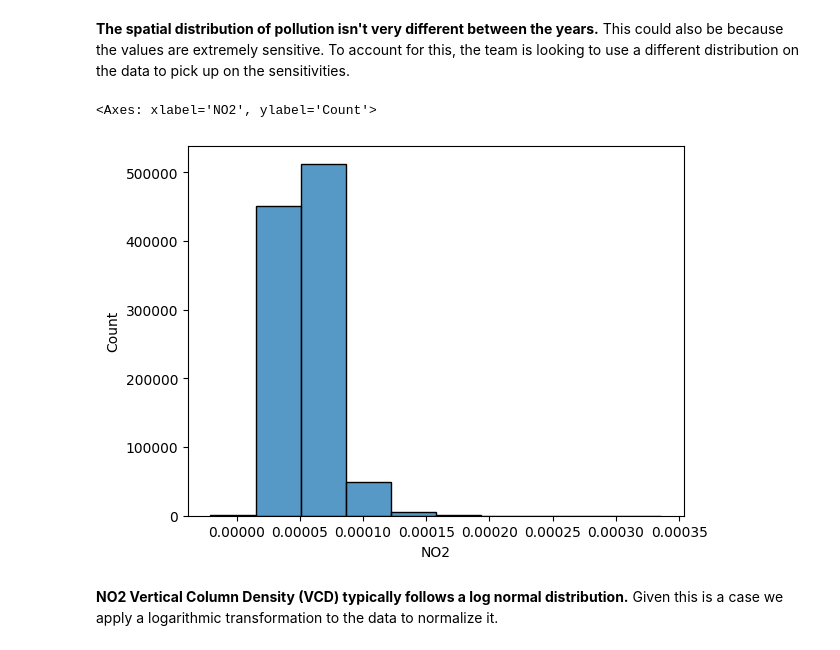
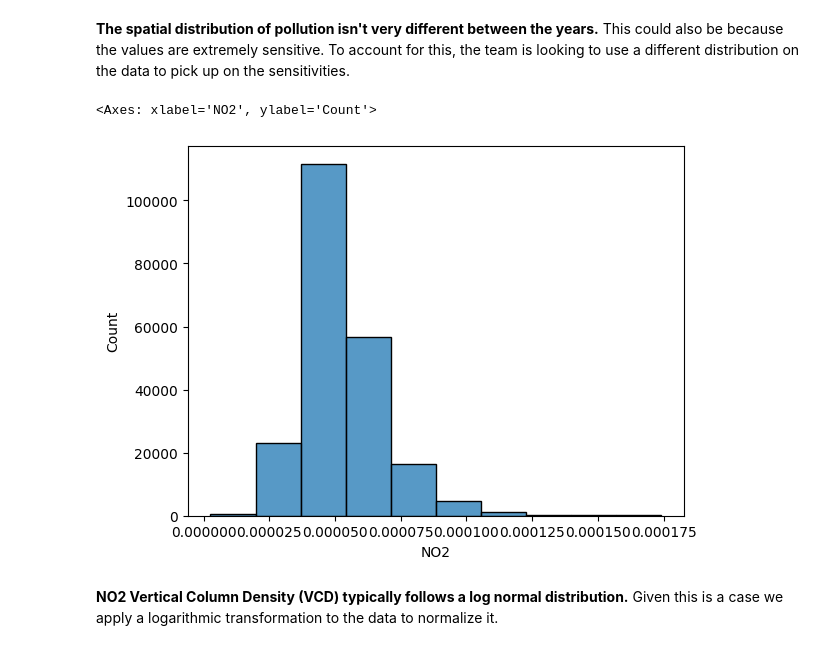
Before and after one commit to datapartnership/ethiopia-economic-monitoring, a Jupyter notebook: notebooks/air-pollution/air_pollution.ipynb, the cells around one changed output. Cells and saved outputs as stored; diff of their text form; code cells hidden in the pictures.

```diff
--- a/notebooks/air-pollution/air_pollution.ipynb
+++ b/notebooks/air-pollution/air_pollution.ipynb
@@ -259,10 +259,10 @@ air_pollution['week_group'] = air_pollution['weekday'].apply(lambda x: get_weekd
 # %%
 import seaborn as sns
 
-sns.histplot(air_pollution['NO2'], bins=10, edgecolor='black')
+sns.histplot(air_pollution[air_pollution['event_date']<'2021-01-01']['NO2'], bins=10, edgecolor='black')
 # %% [output]
 <Axes: xlabel='NO2', ylabel='Count'>
-[figure, old version]
+[figure, new version]
 # %% [markdown]
 **NO2 Vertical Column Density (VCD) typically follows a log normal distribution.** Given this is a case we apply a logarithmic transformation to the data to normalize it.
 # %%
```
Also changed, not shown: parts of 4 cells of this notebook, 2 other files.
